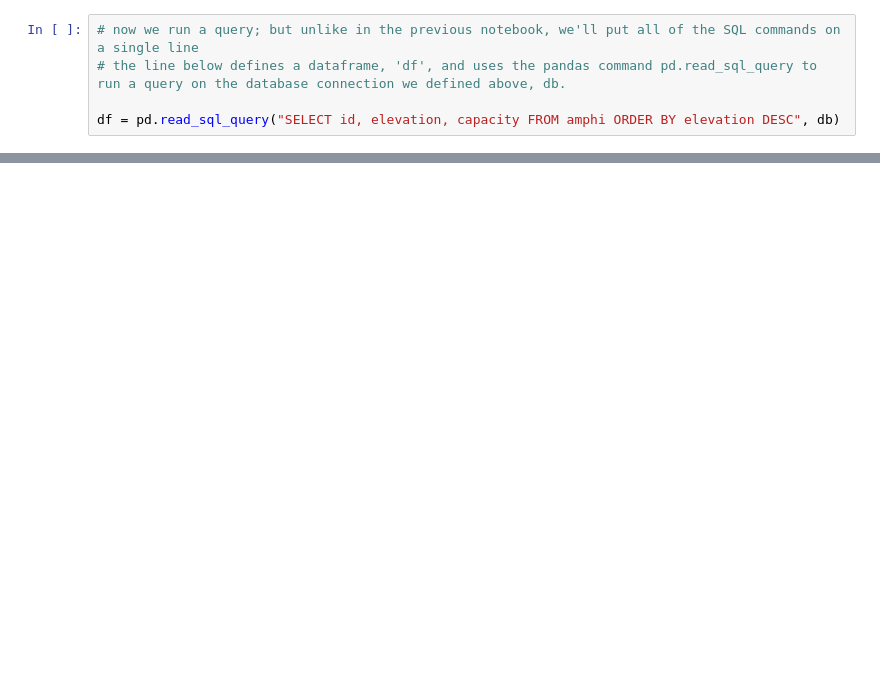
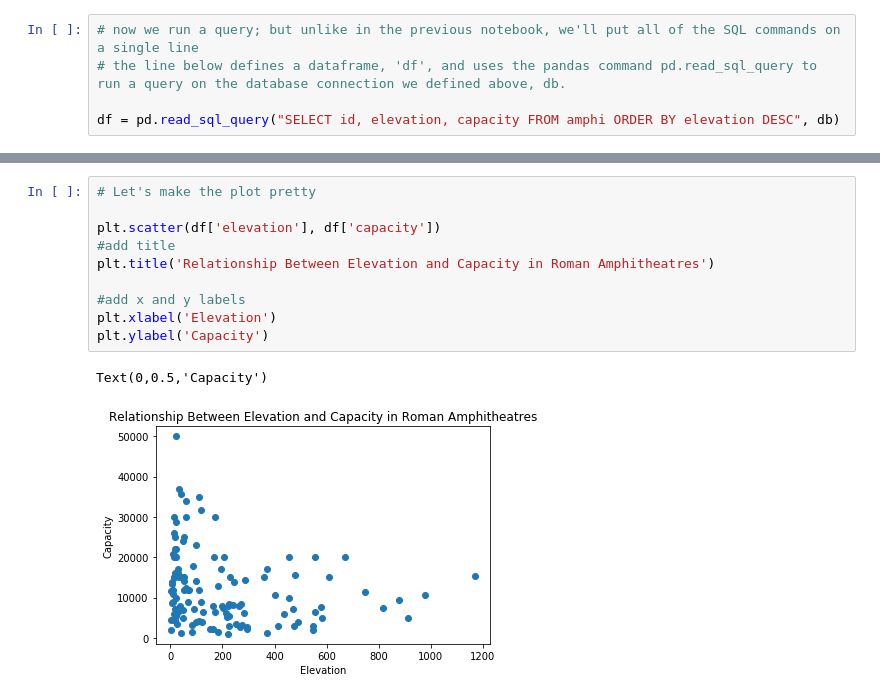
Before and after one commit to o-date/sqlite, a Jupyter notebook: visualizing results of sql query in python.ipynb, the cells around one changed output, grey strips where cells are left out. Cells and saved outputs as stored; diff of their text form; blank space fills up the shorter version.

```diff
--- a/visualizing results of sql query in python.ipynb
+++ b/visualizing results of sql query in python.ipynb
@@ -30,0 +95,13 @@ ImportError: matplotlib is required for plotting.
+# %%
+# Let's make the plot pretty
+
+plt.scatter(df['elevation'], df['capacity'])
+#add title
+plt.title('Relationship Between Elevation and Capacity in Roman Amphitheatres')
+
+#add x and y labels
+plt.xlabel('Elevation')
+plt.ylabel('Capacity')
+# %% [output]
+Text(0,0.5,'Capacity')
+[figure, added]
```
Also changed, not shown: parts of 13 cells of this notebook.
